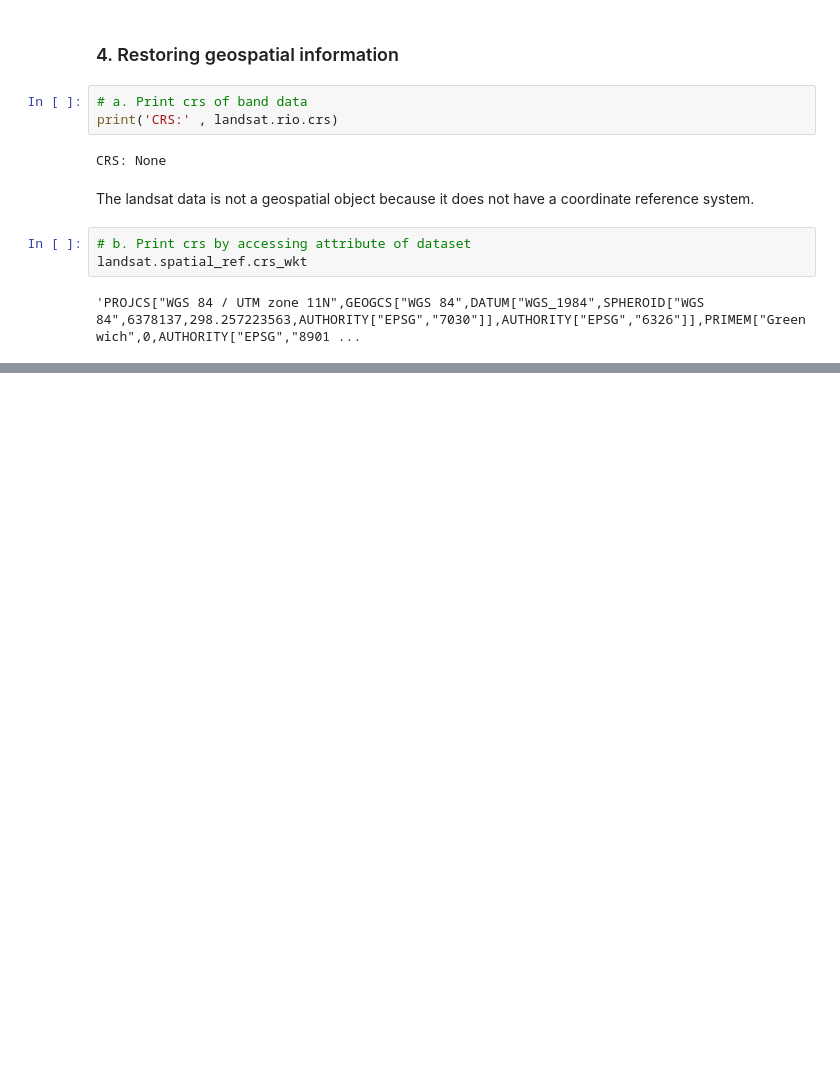
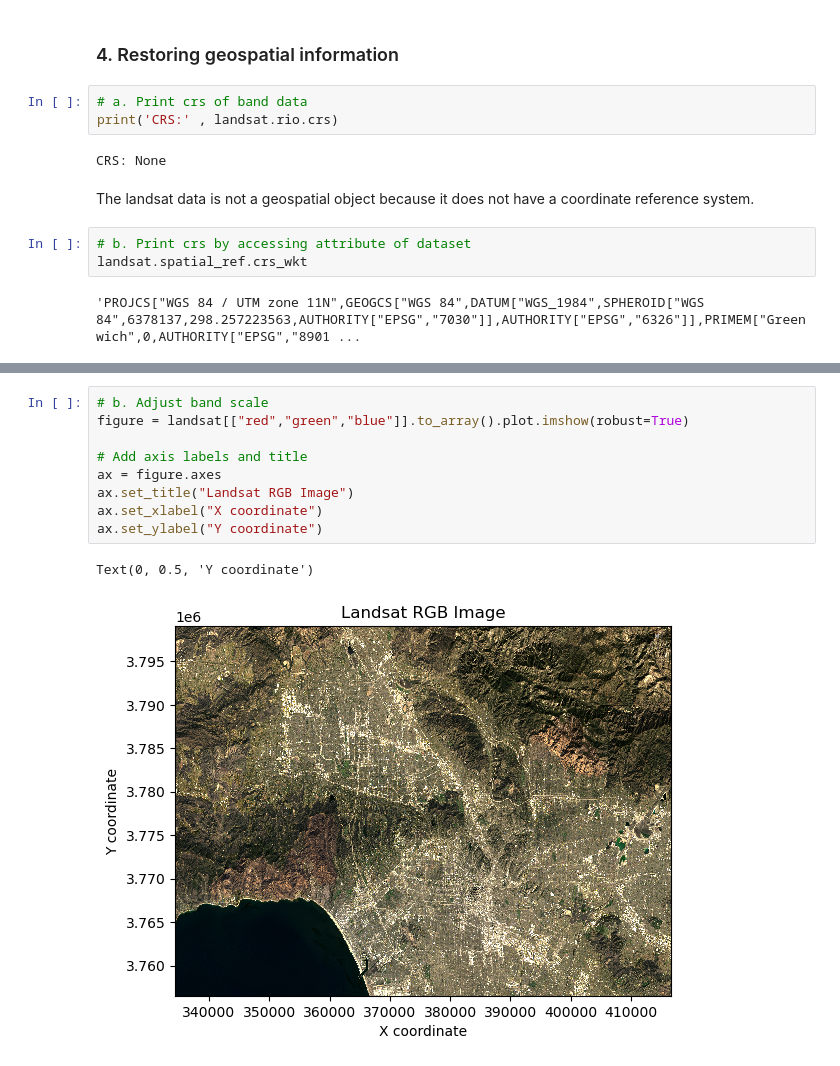
Before and after one commit to richardmonteslemus/eds220-hwk4, a Jupyter notebook: hwk4-task2-false-color-MONTESLEMUS.ipynb, the cells around one changed output, grey strips where cells are left out. Cells and saved outputs as stored; diff of their text form; blank space fills up the shorter version.

```diff
--- a/hwk4-task2-false-color-MONTESLEMUS.ipynb
+++ b/hwk4-task2-false-color-MONTESLEMUS.ipynb
@@ -144,0 +161,12 @@ CRS: EPSG:32611
+# %%
+# b. Adjust band scale
+figure = landsat[["red","green","blue"]].to_array().plot.imshow(robust=True)
+
+# Add axis labels and title
+ax = figure.axes
+ax.set_title("Landsat RGB Image")
+ax.set_xlabel("X coordinate")
+ax.set_ylabel("Y coordinate")
+# %% [output]
+Text(0, 0.5, 'Y coordinate')
+[figure, added]
```
Also changed, not shown: parts of 8 cells of this notebook.
